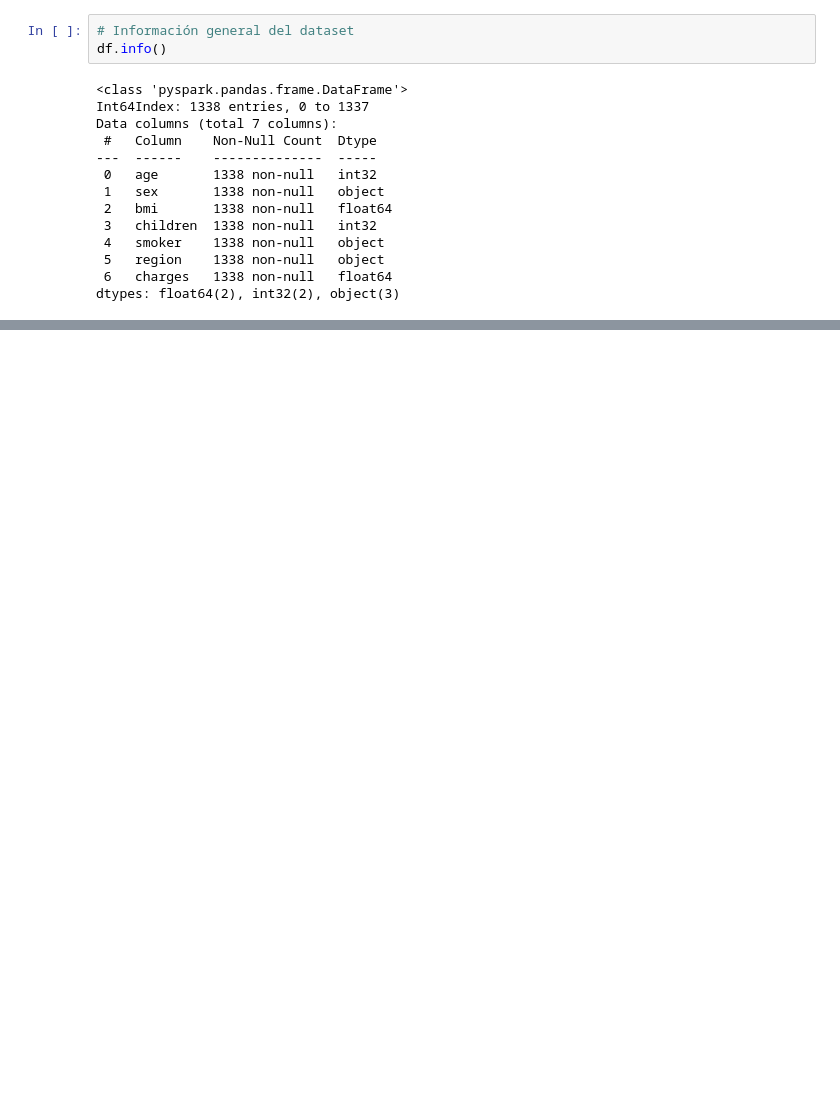
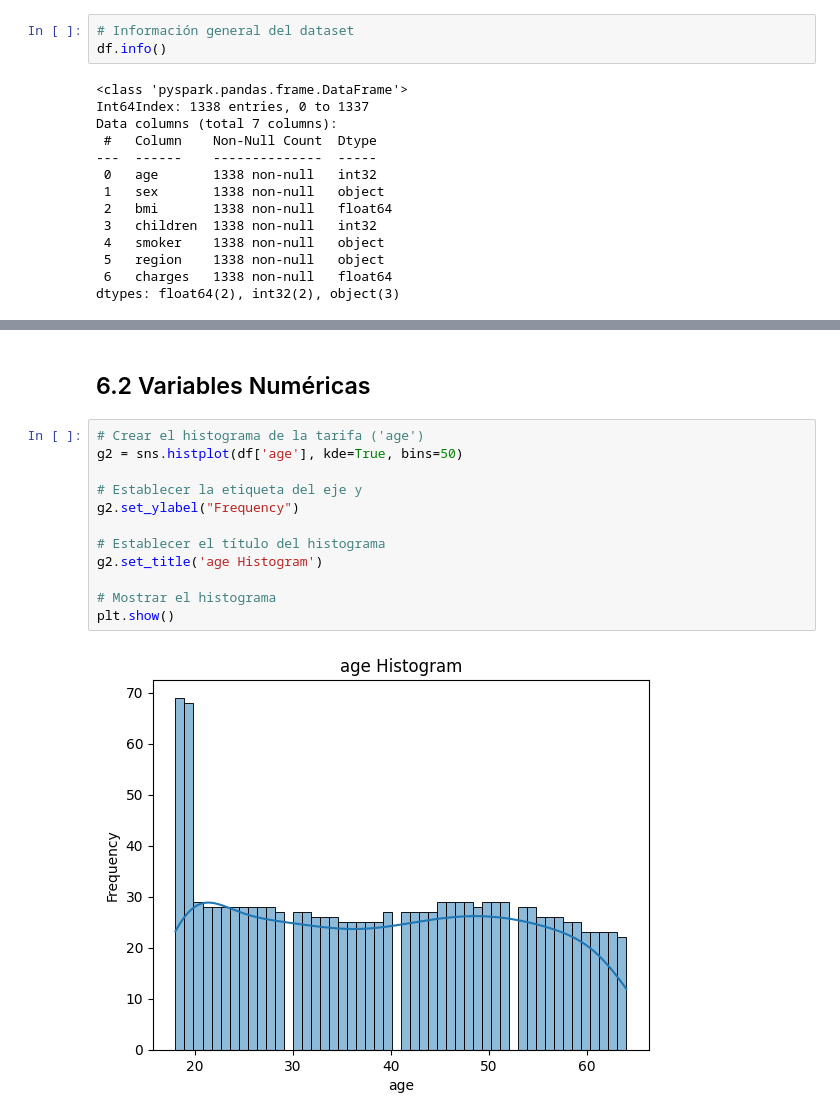
Before and after one commit to josem17-cyber/EDA_PySparkML, a Jupyter notebook: notebooks/EDA_Spark.ipynb, the cells around one changed output, grey strips where cells are left out. Drawn from its saved outputs; the diff is of its cells as text; blank space fills up the shorter version.

```diff
--- a/notebooks/EDA_Spark.ipynb
+++ b/notebooks/EDA_Spark.ipynb
@@ -115,0 +245,16 @@ correlation_matrix
+# %% [markdown]
+## 6.2 Variables Numéricas
+# %%
+# Crear el histograma de la tarifa ('age')
+g2 = sns.histplot(df['age'], kde=True, bins=50)
+
+# Establecer la etiqueta del eje y
+g2.set_ylabel("Frequency")
+
+# Establecer el título del histograma
+g2.set_title('age Histogram')
+
+# Mostrar el histograma
+plt.show()
+# %% [output]
+[figure, added]
```
Also changed, not shown: parts of 47 cells of this notebook.
